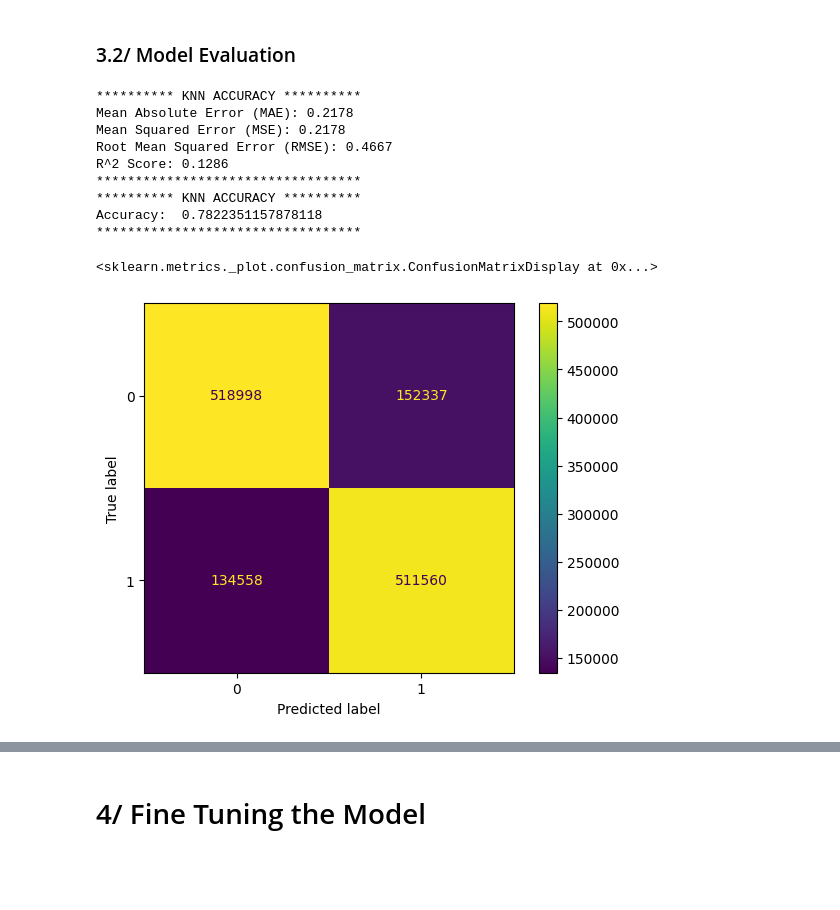
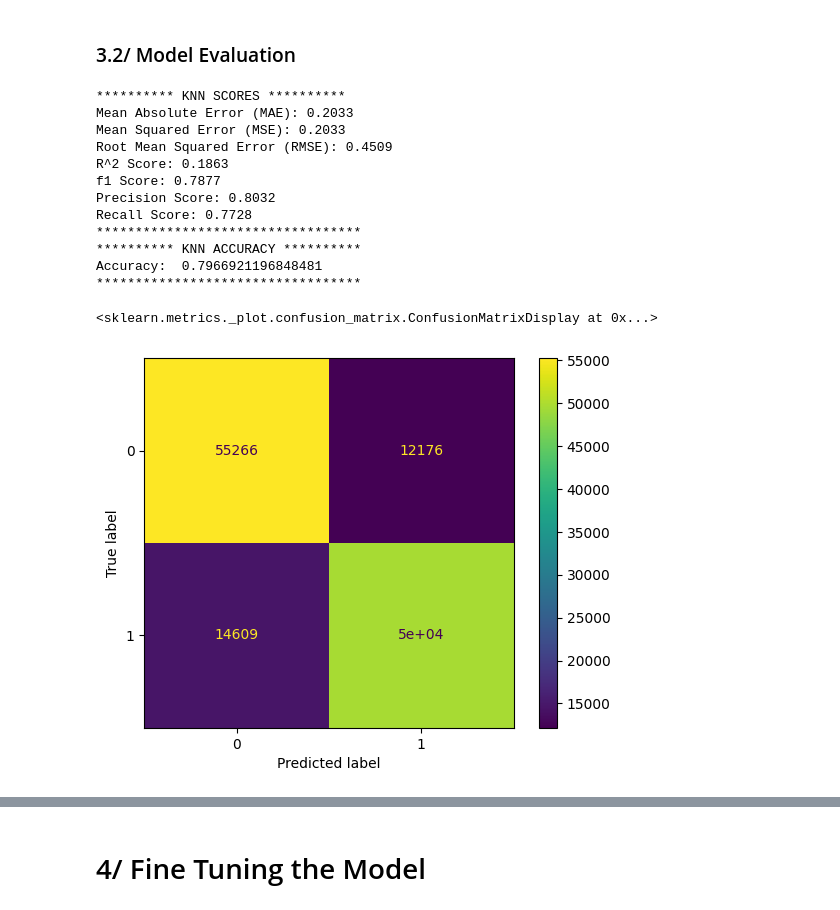
Before and after one commit to YoungSnoww/LeagueOfLegendsModelBenchmark, a Jupyter notebook: machine_learning/KNeighborsClassifier.ipynb, the cells around one changed output, grey strips where cells are left out. Saved outputs shown, nothing was run; the diff lists cells and outputs as text; code cells hidden in the pictures; blank space fills up the shorter version.

```diff
--- a/machine_learning/KNeighborsClassifier.ipynb
+++ b/machine_learning/KNeighborsClassifier.ipynb
@@ -130,7 +136,7 @@ Proportion: 80% training, 20% testing
 """
 
 # Split data
-X_train, X_test, y_train, y_test = train_test_split(X, y, test_size=0.2, random_state=42)
+X_train, X_test, y_train, y_test = train_test_split(X, y, test_size=0.02, random_state=42)
 
 # Print train and test set shapes
 print(X_train.shape, X_test.shape, y_train.shape, y_test.shape)
@@ -218,43 +224,60 @@ assert len(np.unique(y_pred)) <= 2
 # %%
 """
 Evaluate the model
-Using Mean Absolute Error, Mean Squared Error, Root Mean Squared Error, and R^2 Score
+Using :
+- Mean Absolute Error
+- Mean Squared Error
+- Root Mean Squared Error
+- R^2 Score
+- F1 Score
+- Precision Score
+- Recall Score
 """
 
 # Show statistics
-# Evaluate the model using MAE, MSE, RMSE, and R^2 Score
+# Evaluate the model using MAE, MSE, RMSE, R^2 Score, F1 score, Precision Score and Recall Score
 mae = mean_absolute_error(y_test, y_pred)
 mse = mean_squared_error(y_test, y_pred)
 rmse = np.sqrt(mse)
 r2 = r2_score(y_test, y_pred)
+f1 = f1_score(y_test, y_pred)
+precision = precision_score(y_test, y_pred)
+recall = recall_score(y_test, y_pred)
 
-print("********** KNN ACCURACY **********")
+
+print("********** KNN SCORES **********")
 print(f"Mean Absolute Error (MAE): {mae:.4f}")
 print(f"Mean Squared Error (MSE): {mse:.4f}")
 print(f"Root Mean Squared Error (RMSE): {rmse:.4f}")
 print(f"R^2 Score: {r2:.4f}")
+print(f"f1 Score: {f1:.4f}")
+print(f"Precision Score: {precision:.4f}")
+print(f"Recall Score: {recall:.4f}")
 print("**********************************")
 
 # Get the final accuracy and the confusion matrix
 accuracy = accuracy_score(y_test, y_pred)
 conf_matrix = confusion_matrix(y_test, y_pred)
 
 print("********** KNN ACCURACY **********")
 print(f"Accuracy: ", accuracy)
 print("**********************************")
 
 # Plot confusion matrix
 cmatrix_display = ConfusionMatrixDisplay(confusion_matrix=conf_matrix, display_labels=knn.classes_)
 cmatrix_display.plot()
 # %% [output]
-********** KNN ACCURACY **********
-Mean Absolute Error (MAE): 0.2178
-Mean Squared Error (MSE): 0.2178
-Root Mean Squared Error (RMSE): 0.4667
-R^2 Score: 0.1286
+********** KNN SCORES **********
+Mean Absolute Error (MAE): 0.2033
+Mean Squared Error (MSE): 0.2033
+Root Mean Squared Error (RMSE): 0.4509
+R^2 Score: 0.1863
+f1 Score: 0.7877
+Precision Score: 0.8032
+Recall Score: 0.7728
 **********************************
 ********** KNN ACCURACY **********
-Accuracy:  0.7822351157878118
+Accuracy:  0.7966921196848481
 **********************************
 <sklearn.metrics._plot.confusion_matrix.ConfusionMatrixDisplay at 0x...>
-[figure, old version]
+[figure, new version]
```
Also changed, not shown: parts of 4 cells of this notebook.
